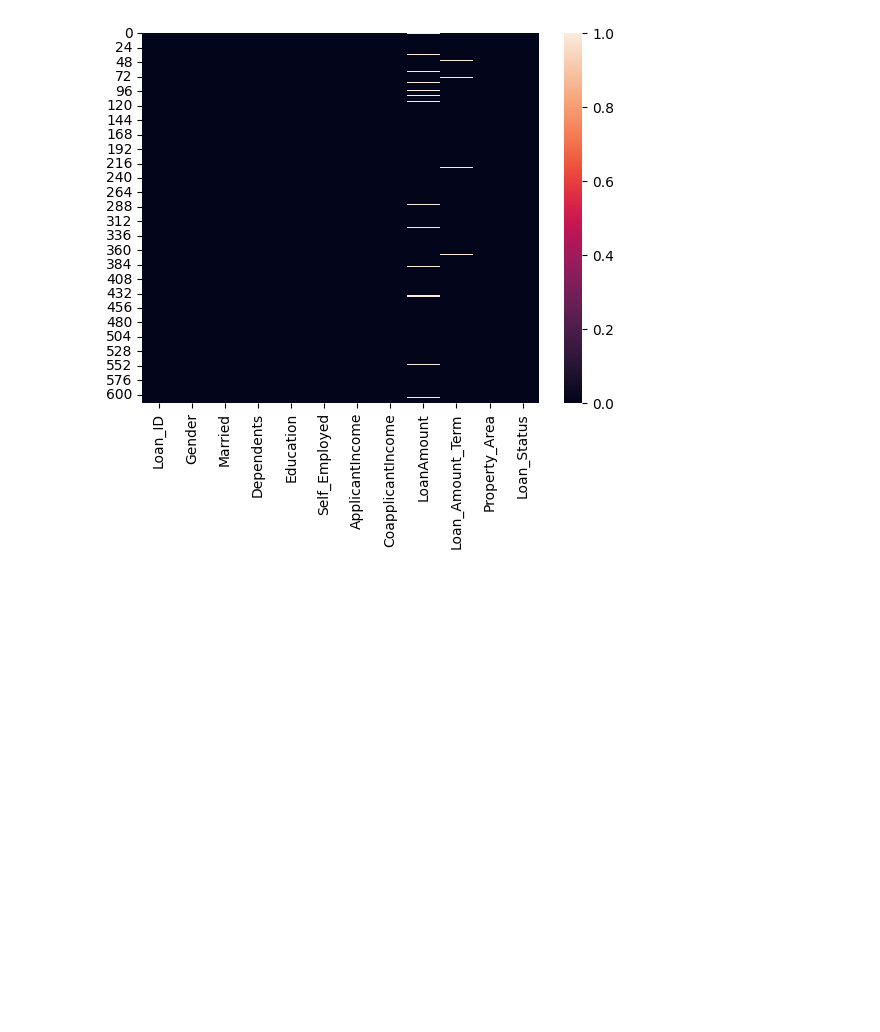
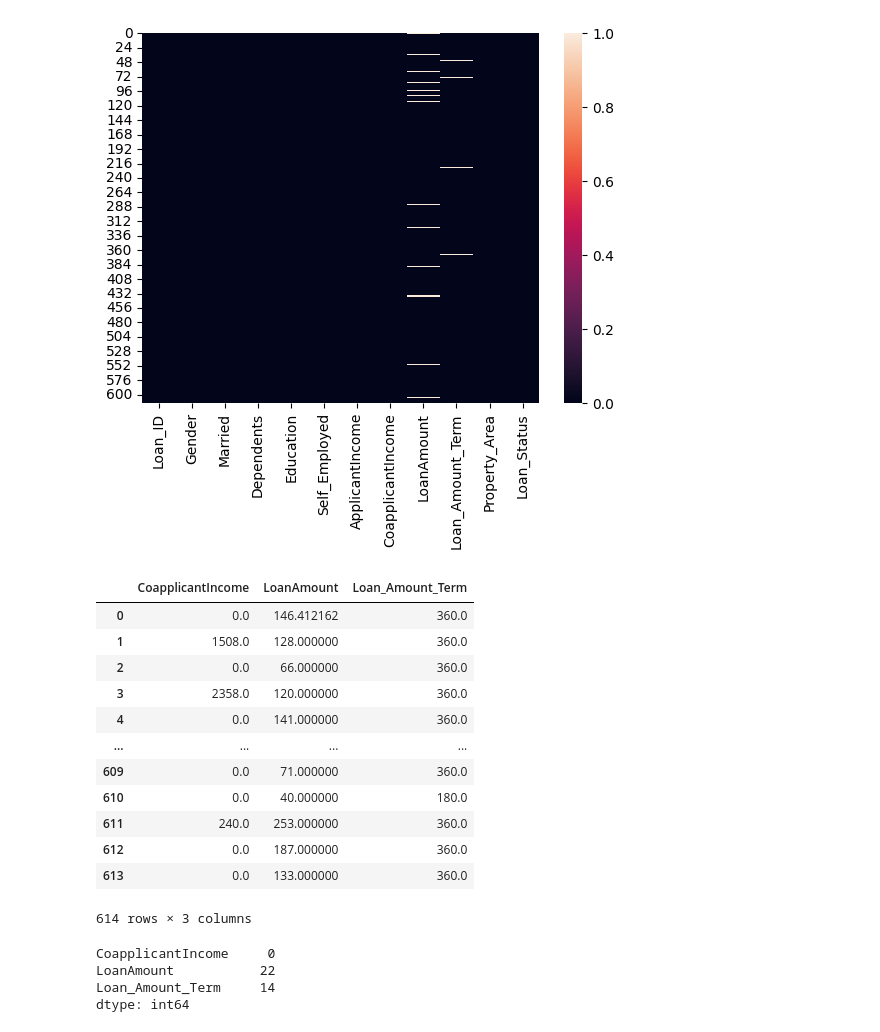
Before and after one commit to santoshw03/machine_learning, a Jupyter notebook: DataCleaning/handlingMissingValues.ipynb, the cells around one changed output. Drawn from its saved outputs; the diff is of its cells as text; code cells hidden in the pictures; blank space fills up the shorter version.

```diff
--- a/DataCleaning/handlingMissingValues.ipynb
+++ b/DataCleaning/handlingMissingValues.ipynb
@@ -241,3 +241,27 @@ plt.show()
 [figure]
 # %%
 #only numerical null-values are remaining ,, we can also fill them by same method , by filling the mean at the null places
+# %%
+ct_data = dataset.select_dtypes(include="float64")
+ct_data
+# %% [output]
+|  | CoapplicantIncome | LoanAmount | Loan_Amount_Term |
+| 0 | 0.0 | 146.412162 | 360.0 |
+| 1 | 1508.0 | 128.000000 | 360.0 |
+| 2 | 0.0 | 66.000000 | 360.0 |
+| 3 | 2358.0 | 120.000000 | 360.0 |
+| 4 | 0.0 | 141.000000 | 360.0 |
+| ... | ... | ... | ... |
+| 609 | 0.0 | 71.000000 | 360.0 |
+| 610 | 0.0 | 40.000000 | 180.0 |
+| 611 | 240.0 | 253.000000 | 360.0 |
+| 612 | 0.0 | 187.000000 | 360.0 |
+| 613 | 0.0 | 133.000000 | 360.0 |
+614 rows × 3 columns
+# %%
+nu_data.isnull().sum()
+# %% [output]
+CoapplicantIncome     0
+LoanAmount           22
+Loan_Amount_Term     14
+dtype: int64
```
Also changed, not shown: parts of 5 cells of this notebook.
